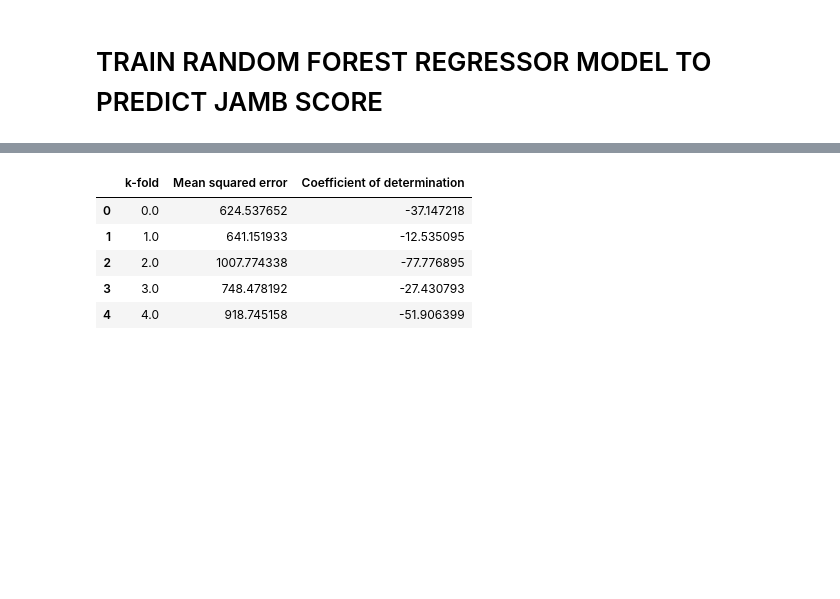
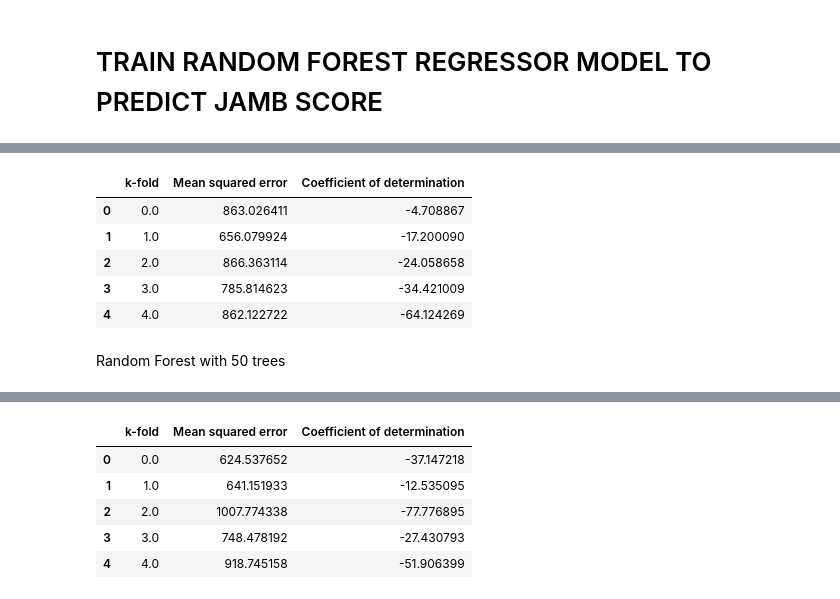
Before and after one commit to Free-tek/Student-Jamb-Performance-Prediction-from-Highschool-Performance, a Jupyter notebook: Neco Result Prediction.ipynb, the cells around one changed output, grey strips where cells are left out. Cells and saved outputs as stored; diff of their text form; code cells hidden in the pictures; blank space fills up the shorter version.

```diff
--- a/Neco Result Prediction.ipynb
+++ b/Neco Result Prediction.ipynb
@@ -1169,0 +1206,24 @@ RandomForestRegressor(bootstrap=True, ccp_alpha=0.0, criterion='mse',
+# %%
+#Using Stratifiedfolds with K = 5
+stratifiedKFold = StratifiedKFold(5, True, 1)
+results = pd.DataFrame(columns=['k-fold', 'Mean squared error', 'Coefficient of determination'])
+X = df_X
+y =  df_y
+for (train, test), i in zip(stratifiedKFold.split(X, y), range(5)):
+    regr.fit(X.iloc[train], y.iloc[train])
+    y_pred = regr.predict(X.iloc[test])
+    mse = mean_squared_error(y_pred, y.iloc[test])
+    cd = r2_score(y_pred, y.iloc[test])
+    results.loc[0] = [i, mse, cd]
+    results.index = results.index + 1
+results = results.reset_index(drop=True)
+results
+# %% [output]
+|  | k-fold | Mean squared error | Coefficient of determination |
+| 0 | 0.0 | 863.026411 | -4.708867 |
+| 1 | 1.0 | 656.079924 | -17.200090 |
+| 2 | 2.0 | 866.363114 | -24.058658 |
+| 3 | 3.0 | 785.814623 | -34.421009 |
+| 4 | 4.0 | 862.122722 | -64.124269 |
+# %% [markdown]
+Random Forest with 50 trees
```
Also changed, not shown: parts of 23 cells of this notebook.
